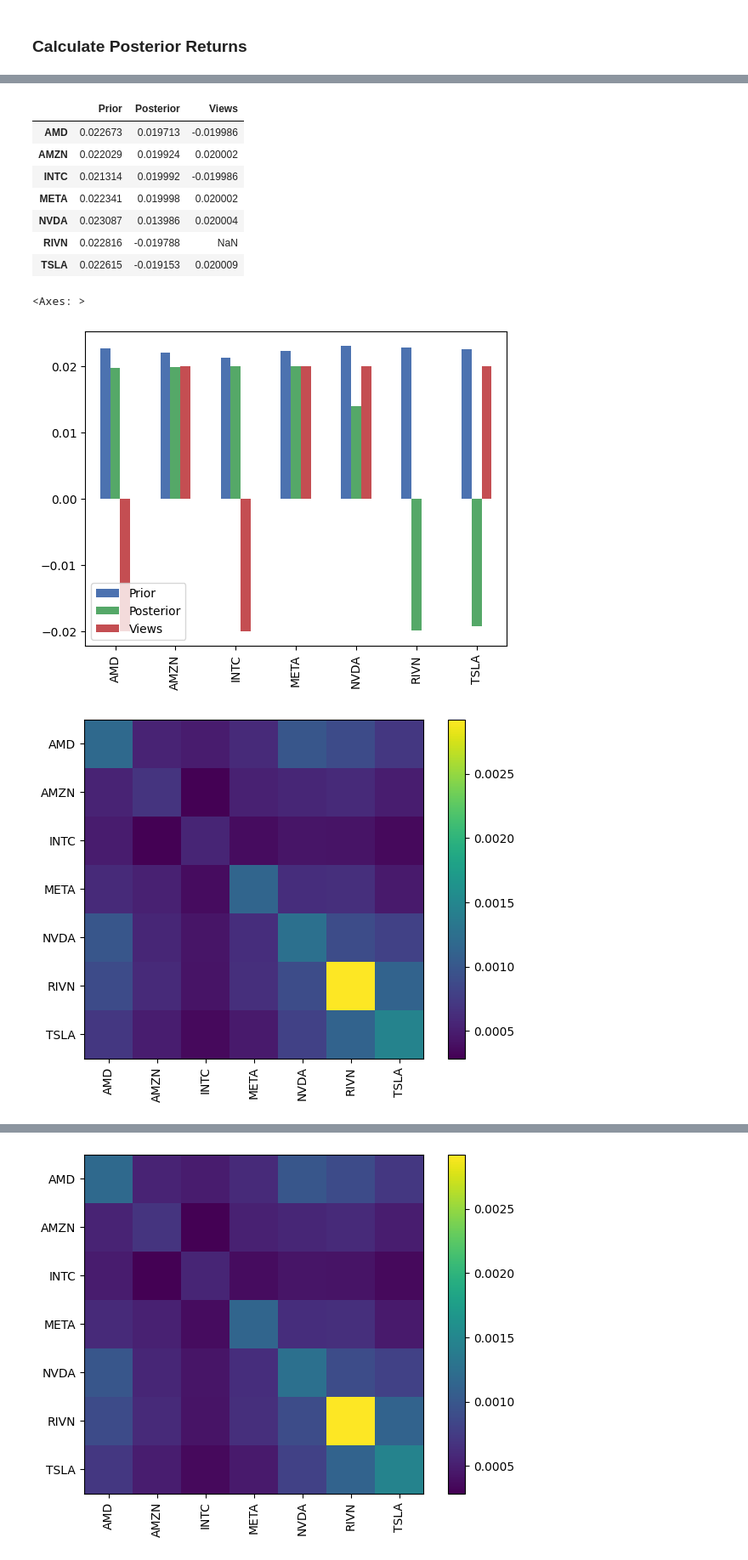
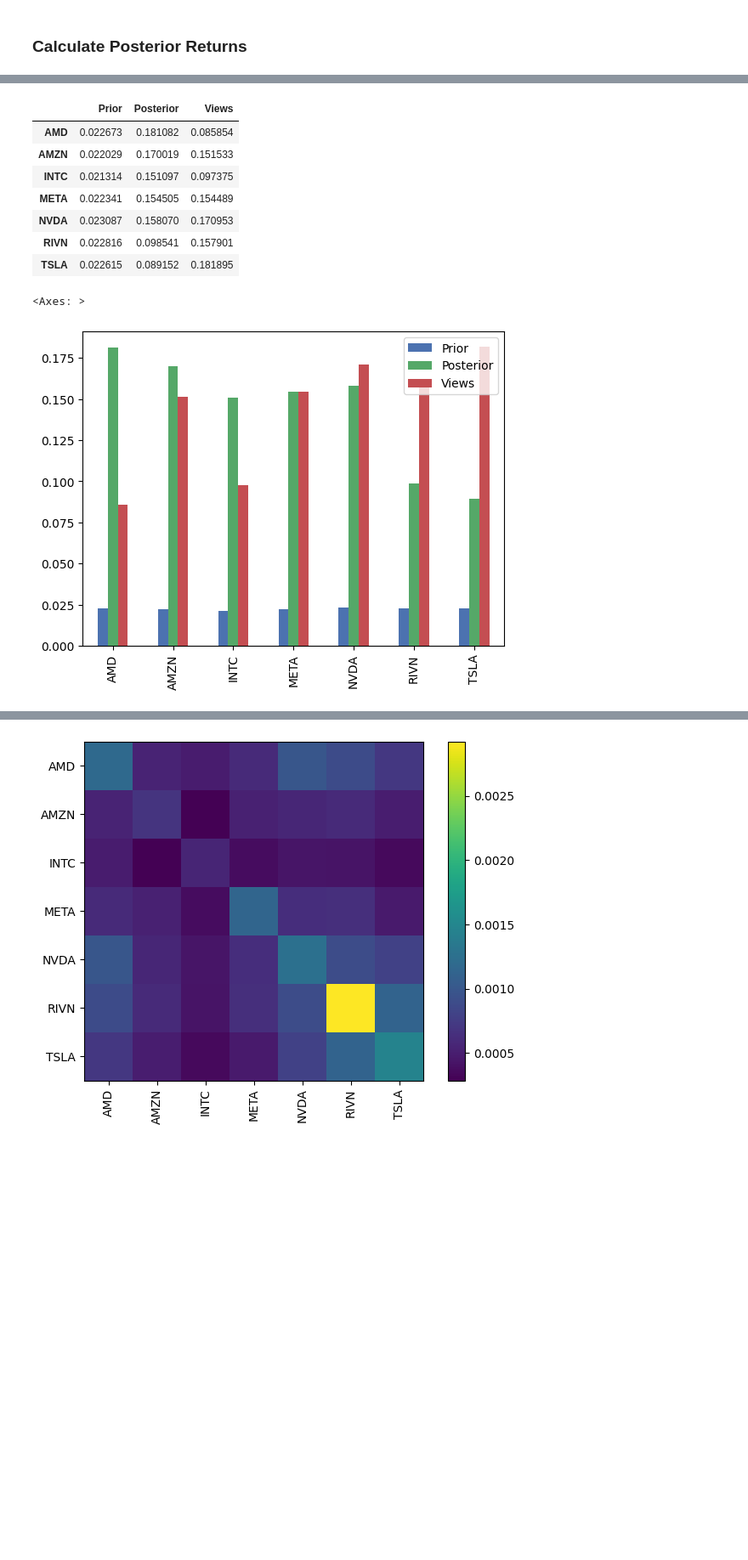
Before and after one commit to chantalmaskell/Black_Litterman_Portfolio_Optimisation, a Jupyter notebook: In_Progress/fear_greed_markov_switching_BL.ipynb, the cells around one changed output, grey strips where cells are left out. Shown: that part at 85% size. Drawn from its saved outputs; the diff is of its cells as text; code cells hidden in the pictures; blank space fills up the shorter version.

Commit message:
Latest FG calculations, remove duplicate covariance matrix, bypass view conversion

```diff
--- a/In_Progress/fear_greed_markov_switching_BL.ipynb
+++ b/In_Progress/fear_greed_markov_switching_BL.ipynb
@@ -353,0 +351,10 @@ Picking Matrix:
+# %%
+total = sum(fear_greed_scores_dict.values())
+
+normalized_values = {ticker: (value / total) for ticker, value in fear_greed_scores_dict.items()} # normalise to equate to 1
+print(normalized_values)
+
+fg_scores_df = pd.DataFrame.from_dict(normalized_values, orient='index', columns=['Normalised Fear-Greed Score'])
+fg_scores_array = np.array(list(normalized_values.values()))
+
+fg_scores_df
@@ -428,17 +445,17 @@ dtype: float64
 # %% [markdown]
 ### Define View Confidences
 # %%
-def set_view_confidences_for_views(results, relative_views, threshold_bull=0.6, threshold_bear=0.4):
+def set_view_confidences_for_views(results, views, threshold_bull=0.7, threshold_bear=0.3):
     smoothed_probs = results.smoothed_marginal_probabilities
 
     view_confidences = []
 
     # check views matches a valid range
-    if len(relative_views) > len(smoothed_probs[0]):
+    if len(views) > len(smoothed_probs[0]):
         raise ValueError("Number of views exceeds the number of time steps in smoothed probabilities.")
 
     # iterate over views and assign confidences
-    for idx in range(len(relative_views)):
+    for idx in range(len(views)):
         bull_prob = smoothed_probs[0][idx]
         bear_prob = smoothed_probs[1][idx]
 
@@ -453,7 +470,7 @@ def set_view_confidences_for_views(results, relative_views, threshold_bull=0.6,
 
     return view_confidences
 
-generated_confidences = set_view_confidences_for_views(results, fg_views_array, threshold_bull=0.6, threshold_bear=0.4)
+generated_confidences = set_view_confidences_for_views(results, fg_scores_array, threshold_bull=0.7, threshold_bear=0.3)
 generated_confidences
 # %% [output]
 [0.9856577708877108,
@@ -564,8 +555,8 @@ bl = BlackLittermanModel(
     covariance_matrix,
     pi=prior,
     absolute_views=None,
-    Q=views_series,
-    P=picking_matrix,
+    Q=fg_scores_df, # needs to use generated views
+    P=None, # should manually map this, unlesss there are views for all stocks
     omega="idzorek",
     view_confidences=generated_confidences,
     tau=0.025,
@@ -588,23 +579,22 @@ TSLA   -0.019153
 dtype: float64
 # %%
+views_series = pd.Series(normalized_values)
+
+# shoiuld also add generated confidences
 returns_df = pd.DataFrame([prior, posterior_returns, views_series], index=["Prior", "Posterior", "Views"]).T
 returns_df
 # %% [output]
 |  | Prior | Posterior | Views |
-| AMD | 0.022673 | 0.019713 | -0.019986 |
-| AMZN | 0.022029 | 0.019924 | 0.020002 |
-| INTC | 0.021314 | 0.019992 | -0.019986 |
-| META | 0.022341 | 0.019998 | 0.020002 |
-| NVDA | 0.023087 | 0.013986 | 0.020004 |
-| RIVN | 0.022816 | -0.019788 | NaN |
-| TSLA | 0.022615 | -0.019153 | 0.020009 |
+| AMD | 0.022673 | 0.181082 | 0.085854 |
+| AMZN | 0.022029 | 0.170019 | 0.151533 |
+| INTC | 0.021314 | 0.151097 | 0.097375 |
+| META | 0.022341 | 0.154505 | 0.154489 |
+| NVDA | 0.023087 | 0.158070 | 0.170953 |
+| RIVN | 0.022816 | 0.098541 | 0.157901 |
+| TSLA | 0.022615 | 0.089152 | 0.181895 |
 # %%
 # visualisation of above
 returns_df.plot.bar()
-
-posterior_cov = bl.bl_cov()
-plotting.plot_covariance(posterior_cov)
 # %% [output]
 <Axes: >
-[figure, old version]
+[figure, new version]
-[figure, removed]
```
Also changed, not shown: parts of 22 cells of this notebook.
